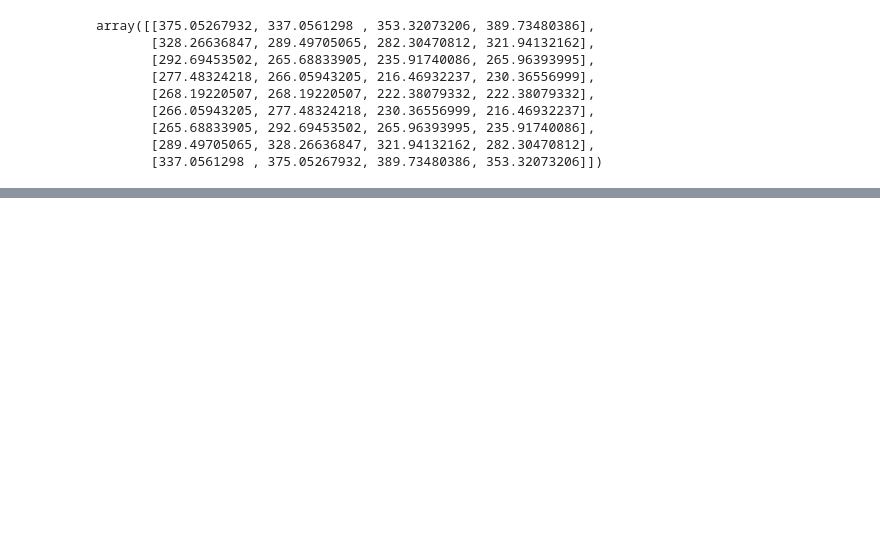
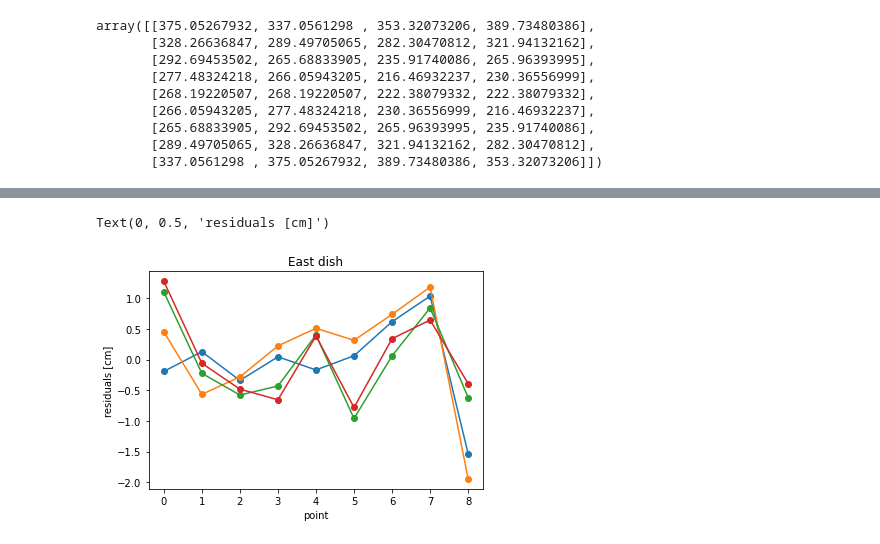
Before and after one commit to bmxdemo/bmxhacks, a Jupyter notebook: geometry_tape_fit.ipynb, the cells around one changed output, grey strips where cells are left out. Saved outputs shown, nothing was run; the diff lists cells and outputs as text; code cells hidden in the pictures; blank space fills up the shorter version.

Commit message:
other dish fits

```diff
--- a/geometry_tape_fit.ipynb
+++ b/geometry_tape_fit.ipynb
@@ -129,0 +132,21 @@ r1 = 100.81 +/- 0.28
+# %%
+# E dish
+E_measurements = np.array([
+    [388.2, 348.8, 364.6, 401.6],
+    [341.5, 302.9, 296.0, 335.9],
+    [306.4, 278.4, 250.2, 280.9],
+    [289.9, 276.8, 229.4, 245.1],
+    [280.4, 277.8, 233.4, 235.7],
+    [276.9, 286.0, 241.3, 229.9],
+    [275.1, 299.1, 274.0, 247.1],
+    [296.9, 332.4, 327.4, 291.3],
+    [346.6, 381.9, 396.3, 362.7]
+])
+# %%
+def E_chi2 (vec):
+    pred = predict_measurements(vec)
+    chi2 = ((pred-E_measurements)**2/sigma**2).sum()
+    return chi2
+# %%
+E_fit = minimize(E_chi2,start,tol=1e-2)
+E_fit.fun
@@ -129,0 +167,8 @@ r1 = 100.81 +/- 0.28
+# %%
+plt.plot(predict_measurements(E_fit.x)-E_measurements,'-o')
+plt.title('East dish')
+plt.xlabel('point')
+plt.ylabel('residuals [cm]')
+# %% [output]
+Text(0, 0.5, 'residuals [cm]')
+[figure, added]
```
Also changed, not shown: parts of 22 cells of this notebook.
